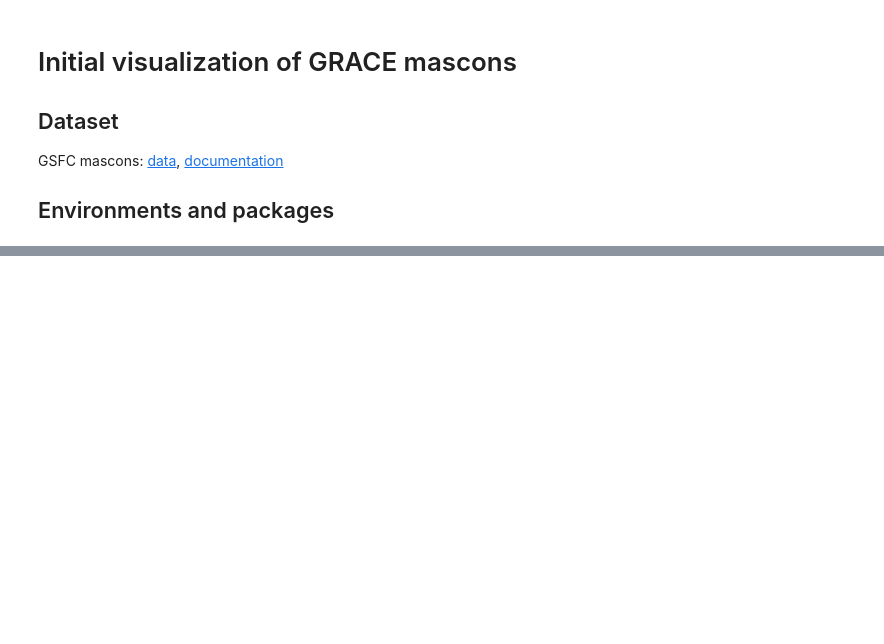
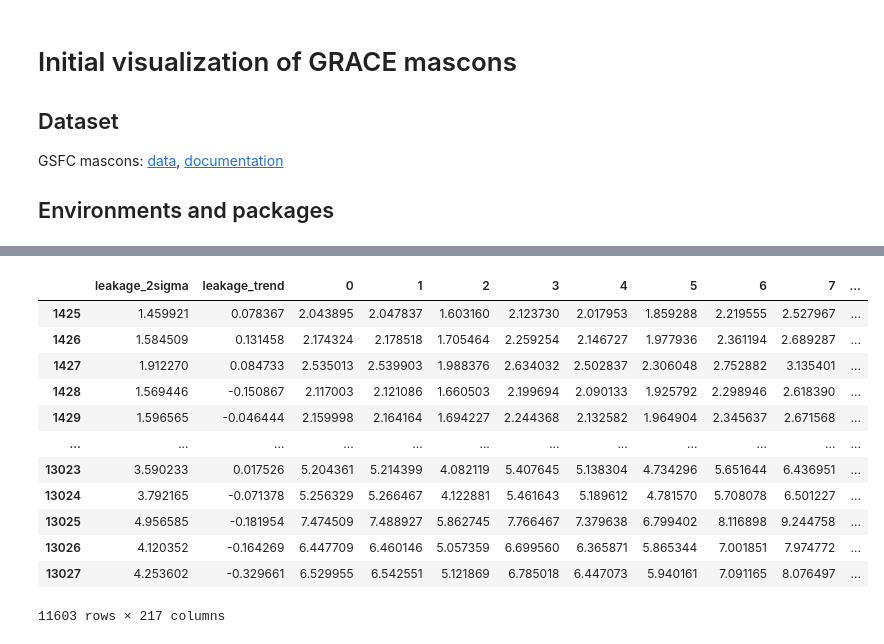
Before and after one commit to ascheliga/CYGNSS-GRACE, a Jupyter notebook: notebooks/exploratory_visualizeGRACE.ipynb, the cells around one changed output, grey strips where cells are left out. Saved outputs shown, nothing was run; the diff lists cells and outputs as text; code cells hidden in the pictures; blank space fills up the shorter version.

```diff
--- a/notebooks/exploratory_visualizeGRACE.ipynb
+++ b/notebooks/exploratory_visualizeGRACE.ipynb
@@ -71,0 +90,17 @@ uncertainty_df.describe()
+# %%
+land_bool = mascon_df['location'] == 80
+uncertainty_df.loc[land_bool,:]
+# %% [output]
+|  | leakage_2sigma | leakage_trend | 0 | 1 | 2 | 3 | 4 | 5 | 6 | 7 | ... |
+| 1425 | 1.459921 | 0.078367 | 2.043895 | 2.047837 | 1.603160 | 2.123730 | 2.017953 | 1.859288 | 2.219555 | 2.527967 | ... |
+| 1426 | 1.584509 | 0.131458 | 2.174324 | 2.178518 | 1.705464 | 2.259254 | 2.146727 | 1.977936 | 2.361194 | 2.689287 | ... |
+| 1427 | 1.912270 | 0.084733 | 2.535013 | 2.539903 | 1.988376 | 2.634032 | 2.502837 | 2.306048 | 2.752882 | 3.135401 | ... |
+| 1428 | 1.569446 | -0.150867 | 2.117003 | 2.121086 | 1.660503 | 2.199694 | 2.090133 | 1.925792 | 2.298946 | 2.618390 | ... |
+| 1429 | 1.596565 | -0.046444 | 2.159998 | 2.164164 | 1.694227 | 2.244368 | 2.132582 | 1.964904 | 2.345637 | 2.671568 | ... |
+| ... | ... | ... | ... | ... | ... | ... | ... | ... | ... | ... | ... |
+| 13023 | 3.590233 | 0.017526 | 5.204361 | 5.214399 | 4.082119 | 5.407645 | 5.138304 | 4.734296 | 5.651644 | 6.436951 | ... |
+| 13024 | 3.792165 | -0.071378 | 5.256329 | 5.266467 | 4.122881 | 5.461643 | 5.189612 | 4.781570 | 5.708078 | 6.501227 | ... |
+| 13025 | 4.956585 | -0.181954 | 7.474509 | 7.488927 | 5.862745 | 7.766467 | 7.379638 | 6.799402 | 8.116898 | 9.244758 | ... |
+| 13026 | 4.120352 | -0.164269 | 6.447709 | 6.460146 | 5.057359 | 6.699560 | 6.365871 | 5.865344 | 7.001851 | 7.974772 | ... |
+| 13027 | 4.253602 | -0.329661 | 6.529955 | 6.542551 | 5.121869 | 6.785018 | 6.447073 | 5.940161 | 7.091165 | 8.076497 | ... |
+11603 rows × 217 columns
```
Also changed, not shown: parts of 5 cells of this notebook, 1 other file.
